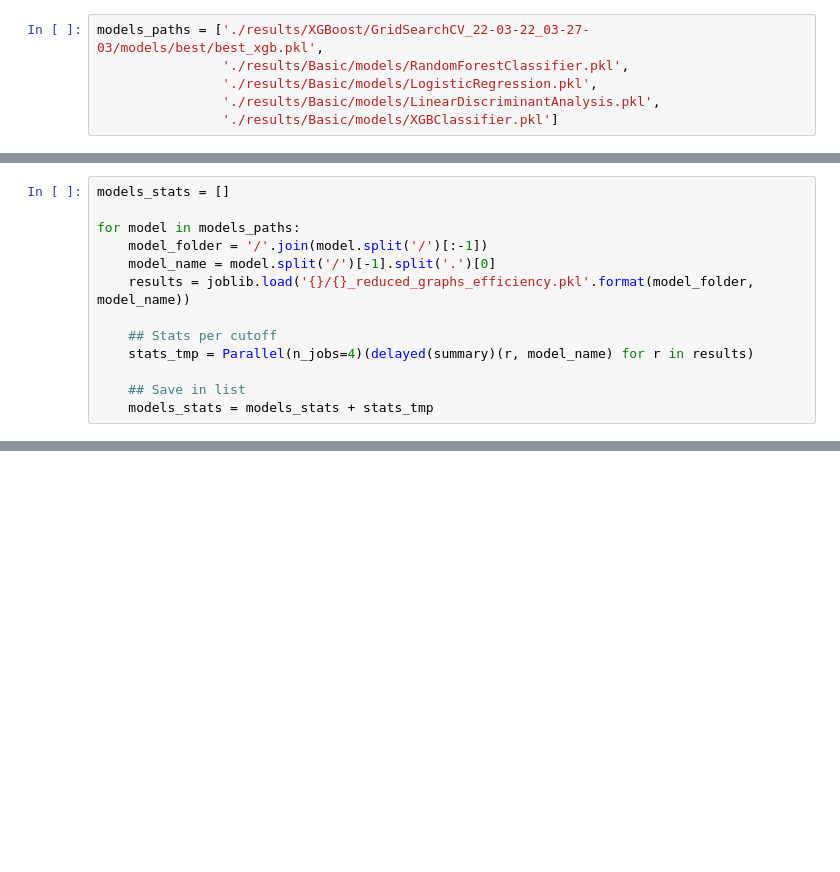
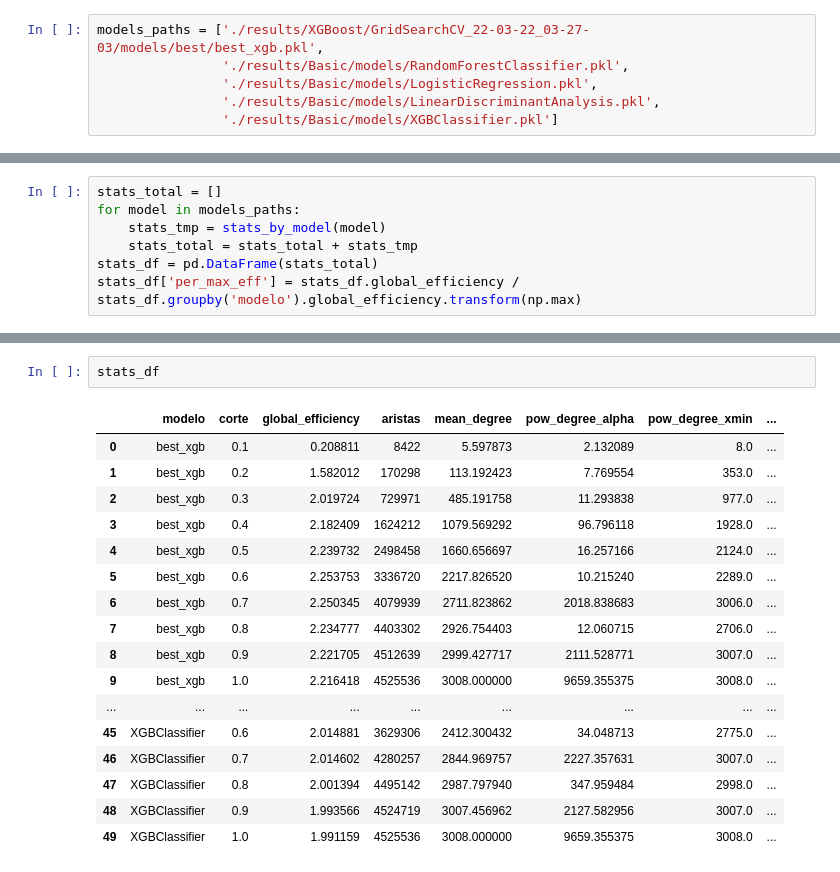
Before and after one commit to AzaelCC/Credit-Risk-Explainable-ML, a Jupyter notebook: src/GraphAnalysis_jobs/SummaryTable.ipynb, the cells around one changed output, grey strips where cells are left out. Saved outputs shown, nothing was run; the diff lists cells and outputs as text; blank space fills up the shorter version.

Commit message:
Main network statistics table

```diff
--- a/src/GraphAnalysis_jobs/SummaryTable.ipynb
+++ b/src/GraphAnalysis_jobs/SummaryTable.ipynb
@@ -107,13 +161,7 @@ n = y_test.shape[0]
 # %%
-models_stats = []
-
+stats_total = []
 for model in models_paths:
-    model_folder = '/'.join(model.split('/')[:-1])
-    model_name = model.split('/')[-1].split('.')[0]
-    results = joblib.load('{}/{}_reduced_graphs_efficiency.pkl'.format(model_folder, model_name))
-
-    ## Stats per cutoff
-    stats_tmp = Parallel(n_jobs=4)(delayed(summary)(r, model_name) for r in results)
-
-    ## Save in list
-    models_stats = models_stats + stats_tmp
+    stats_tmp = stats_by_model(model)
+    stats_total = stats_total + stats_tmp
+stats_df = pd.DataFrame(stats_total)
+stats_df['per_max_eff'] = stats_df.global_efficiency / stats_df.groupby('modelo').global_efficiency.transform(np.max)
@@ -123,0 +179,20 @@ for model in models_paths:
+# %%
+stats_df
+# %% [output]
+|  | modelo | corte | global_efficiency | aristas | mean_degree | pow_degree_alpha | pow_degree_xmin | ... |
+| 0 | best_xgb | 0.1 | 0.208811 | 8422 | 5.597873 | 2.132089 | 8.0 | ... |
+| 1 | best_xgb | 0.2 | 1.582012 | 170298 | 113.192423 | 7.769554 | 353.0 | ... |
+| 2 | best_xgb | 0.3 | 2.019724 | 729971 | 485.191758 | 11.293838 | 977.0 | ... |
+| 3 | best_xgb | 0.4 | 2.182409 | 1624212 | 1079.569292 | 96.796118 | 1928.0 | ... |
+| 4 | best_xgb | 0.5 | 2.239732 | 2498458 | 1660.656697 | 16.257166 | 2124.0 | ... |
+| 5 | best_xgb | 0.6 | 2.253753 | 3336720 | 2217.826520 | 10.215240 | 2289.0 | ... |
+| 6 | best_xgb | 0.7 | 2.250345 | 4079939 | 2711.823862 | 2018.838683 | 3006.0 | ... |
+| 7 | best_xgb | 0.8 | 2.234777 | 4403302 | 2926.754403 | 12.060715 | 2706.0 | ... |
+| 8 | best_xgb | 0.9 | 2.221705 | 4512639 | 2999.427717 | 2111.528771 | 3007.0 | ... |
+| 9 | best_xgb | 1.0 | 2.216418 | 4525536 | 3008.000000 | 9659.355375 | 3008.0 | ... |
+| ... | ... | ... | ... | ... | ... | ... | ... | ... |
+| 45 | XGBClassifier | 0.6 | 2.014881 | 3629306 | 2412.300432 | 34.048713 | 2775.0 | ... |
+| 46 | XGBClassifier | 0.7 | 2.014602 | 4280257 | 2844.969757 | 2227.357631 | 3007.0 | ... |
+| 47 | XGBClassifier | 0.8 | 2.001394 | 4495142 | 2987.797940 | 347.959484 | 2998.0 | ... |
+| 48 | XGBClassifier | 0.9 | 1.993566 | 4524719 | 3007.456962 | 2127.582956 | 3007.0 | ... |
+| 49 | XGBClassifier | 1.0 | 1.991159 | 4525536 | 3008.000000 | 9659.355375 | 3008.0 | ... |
```
Also changed, not shown: parts of 8 cells of this notebook.
